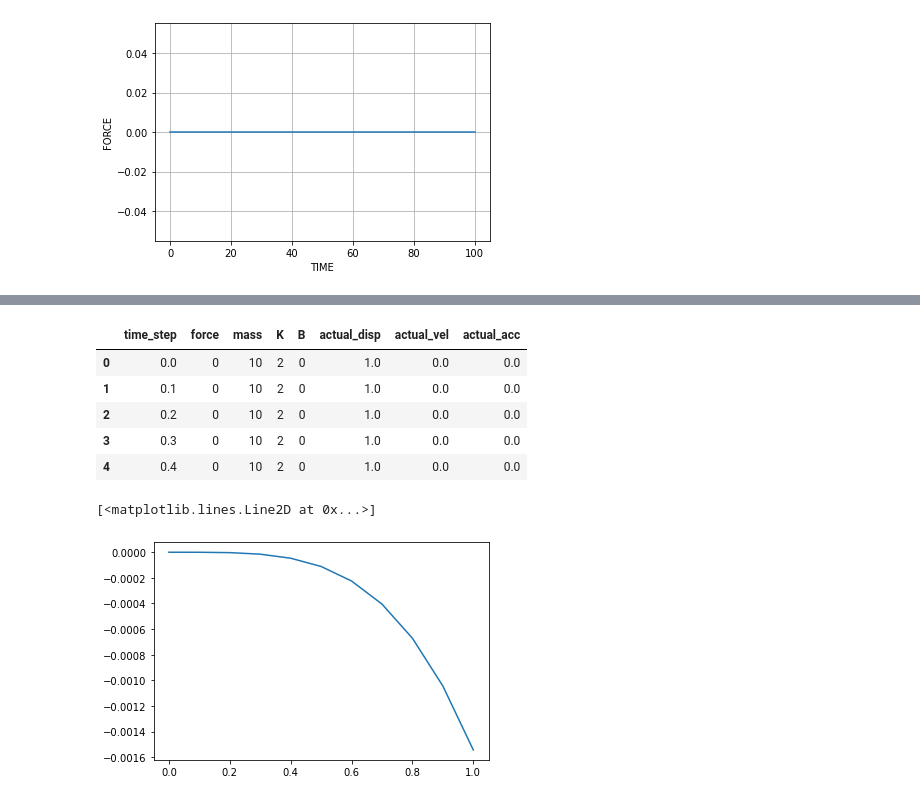
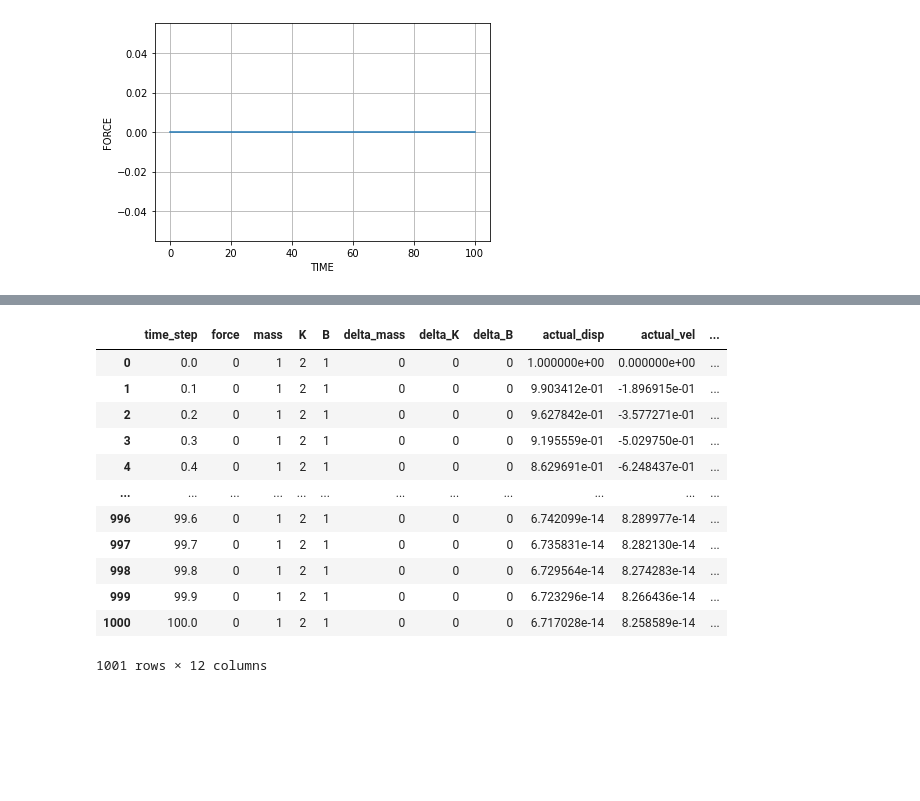
Before and after one commit to bharadwaj1098/Auto, a Jupyter notebook: graphs.ipynb, the cells around one changed output, grey strips where cells are left out. Cells and saved outputs as stored; diff of their text form; code cells hidden in the pictures; blank space fills up the shorter version.

```diff
--- a/graphs.ipynb
+++ b/graphs.ipynb
@@ -22,18 +22,17 @@ sdm_sin.actual_graph()
-# %%
-d = sdm_sin.actual_values_csv()
-d.head()
-# %% [output]
-|  | time_step | force | mass | K | B | actual_disp | actual_vel | actual_acc |
-| 0 | 0.0 | 0 | 10 | 2 | 0 | 1.0 | 0.0 | 0.0 |
-| 1 | 0.1 | 0 | 10 | 2 | 0 | 1.0 | 0.0 | 0.0 |
-| 2 | 0.2 | 0 | 10 | 2 | 0 | 1.0 | 0.0 | 0.0 |
-| 3 | 0.3 | 0 | 10 | 2 | 0 | 1.0 | 0.0 | 0.0 |
-| 4 | 0.4 | 0 | 10 | 2 | 0 | 1.0 | 0.0 | 0.0 |
-# %%
-z = sdm_sin.actual_values()
-x = np.arange(0,1.1,0.1)
-y = z[:,0]
-plt.plot(x, y)
-# %% [output]
-[<matplotlib.lines.Line2D at 0x...>]
-[figure, removed]
+# %%
+df = sdm_sin.actual_values_csv()
+df
+# %% [output]
+|  | time_step | force | mass | K | B | delta_mass | delta_K | delta_B | actual_disp | actual_vel | ... |
+| 0 | 0.0 | 0 | 1 | 2 | 1 | 0 | 0 | 0 | 1.000000e+00 | 0.000000e+00 | ... |
+| 1 | 0.1 | 0 | 1 | 2 | 1 | 0 | 0 | 0 | 9.903412e-01 | -1.896915e-01 | ... |
+| 2 | 0.2 | 0 | 1 | 2 | 1 | 0 | 0 | 0 | 9.627842e-01 | -3.577271e-01 | ... |
+| 3 | 0.3 | 0 | 1 | 2 | 1 | 0 | 0 | 0 | 9.195559e-01 | -5.029750e-01 | ... |
+| 4 | 0.4 | 0 | 1 | 2 | 1 | 0 | 0 | 0 | 8.629691e-01 | -6.248437e-01 | ... |
+| ... | ... | ... | ... | ... | ... | ... | ... | ... | ... | ... | ... |
+| 996 | 99.6 | 0 | 1 | 2 | 1 | 0 | 0 | 0 | 6.742099e-14 | 8.289977e-14 | ... |
+| 997 | 99.7 | 0 | 1 | 2 | 1 | 0 | 0 | 0 | 6.735831e-14 | 8.282130e-14 | ... |
+| 998 | 99.8 | 0 | 1 | 2 | 1 | 0 | 0 | 0 | 6.729564e-14 | 8.274283e-14 | ... |
+| 999 | 99.9 | 0 | 1 | 2 | 1 | 0 | 0 | 0 | 6.723296e-14 | 8.266436e-14 | ... |
+| 1000 | 100.0 | 0 | 1 | 2 | 1 | 0 | 0 | 0 | 6.717028e-14 | 8.258589e-14 | ... |
+1001 rows × 12 columns
```
Also changed, not shown: parts of 4 cells of this notebook.
